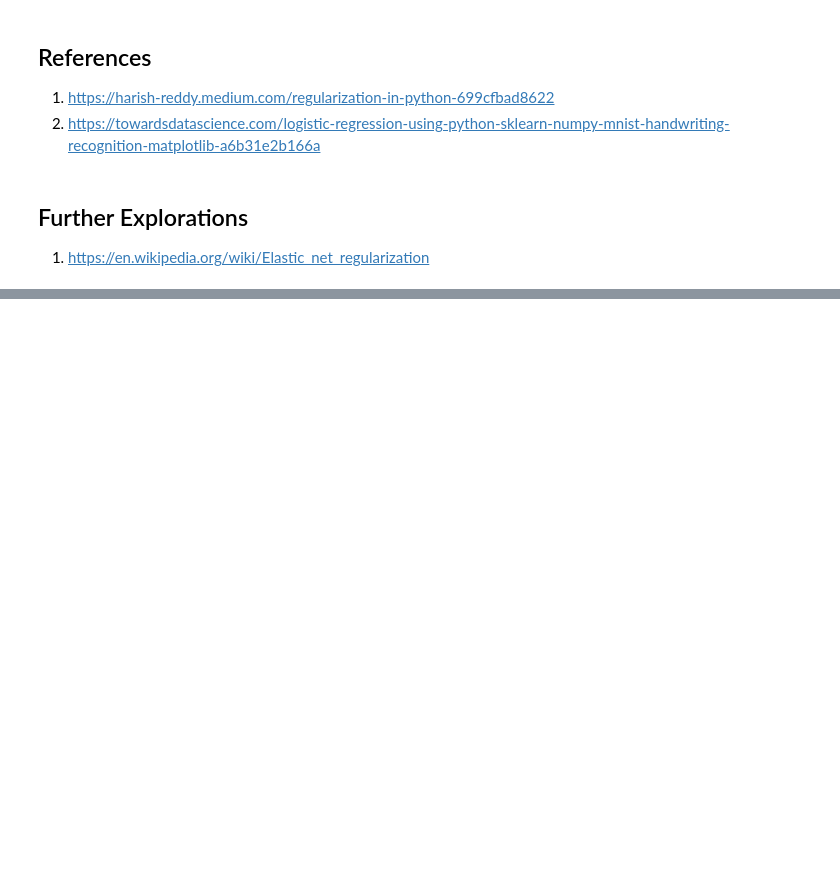
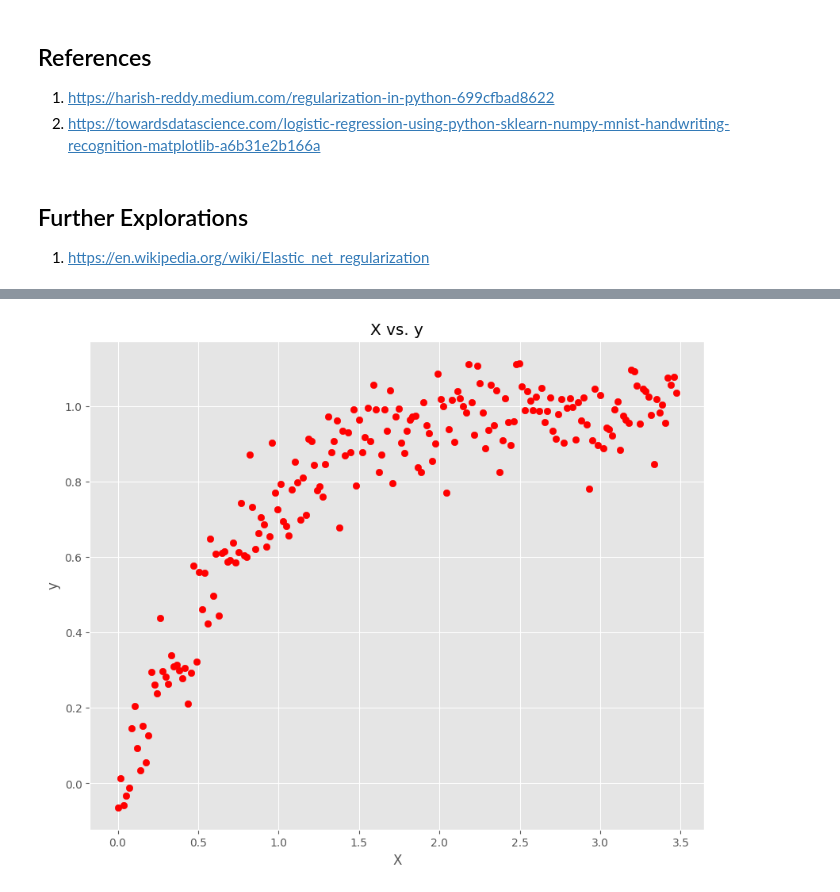
Before and after one commit to Vijayanirmala1234567890/FMML-LAB-ASSIGNMENT, a Jupyter notebook: Regression_Lab_3.ipynb, the cells around one changed output, grey strips where cells are left out. Cells and saved outputs as stored; diff of their text form; code cells hidden in the pictures; blank space fills up the shorter version.

```diff
--- a/Regression_Lab_3.ipynb
+++ b/Regression_Lab_3.ipynb
@@ -656,0 +719,13 @@ plt.title(all_sample_title, size = 15);
+# %%
+n_sample = 200
+X = np.array([i*np.pi/180 for i in range(0, n_sample)])
+noise = np.random.normal(0, 0.08, n_sample)
+y = np.array([np.tanh(i) for i in X]) + noise
+# %%
+plt.scatter(X, y,color="red")
+plt.title("X vs. y")
+plt.xlabel("X")
+plt.ylabel("y")
+plt.show()
+# %% [output]
+[figure, added]
```
Also changed, not shown: parts of 21 cells of this notebook.
